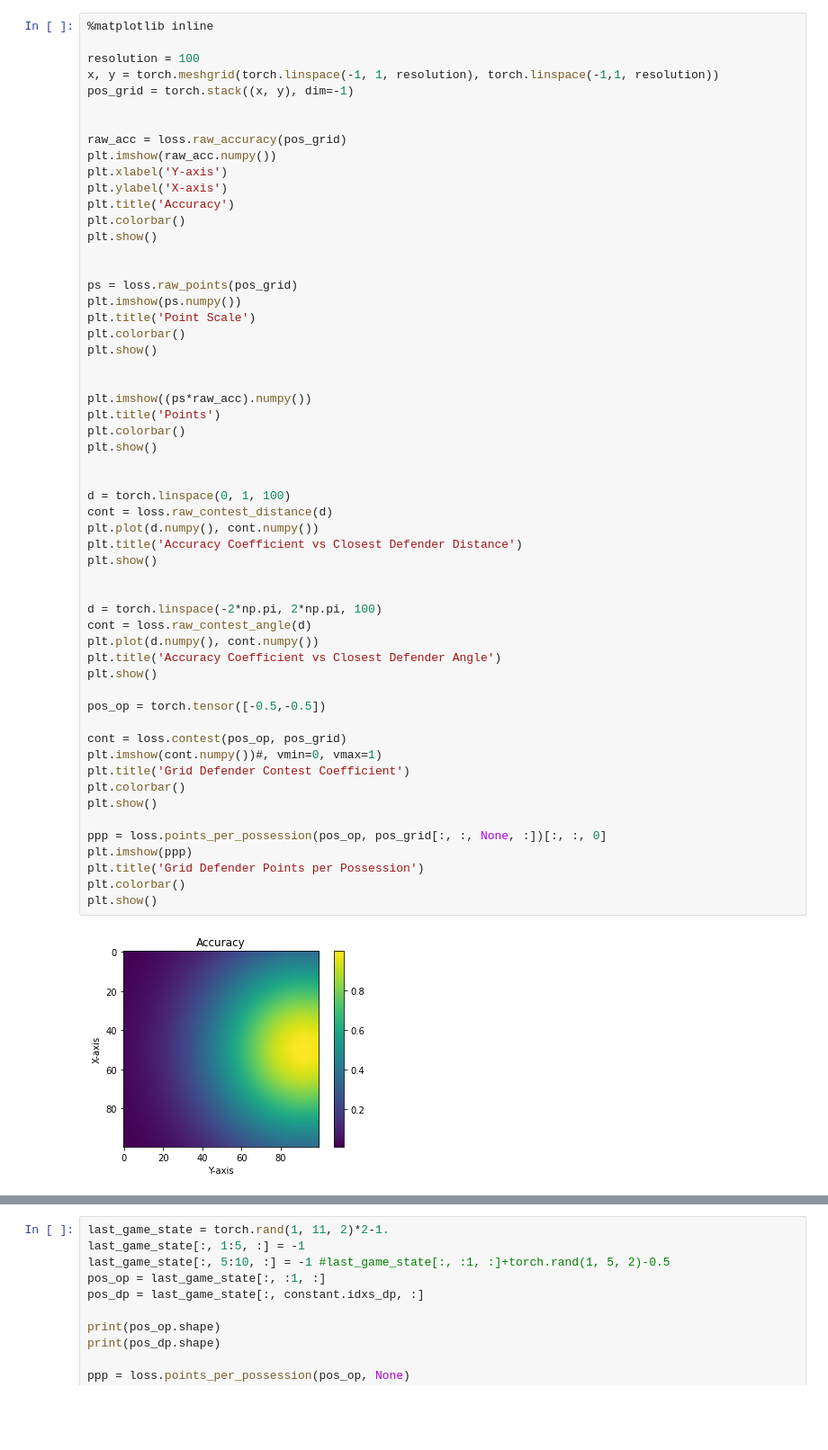
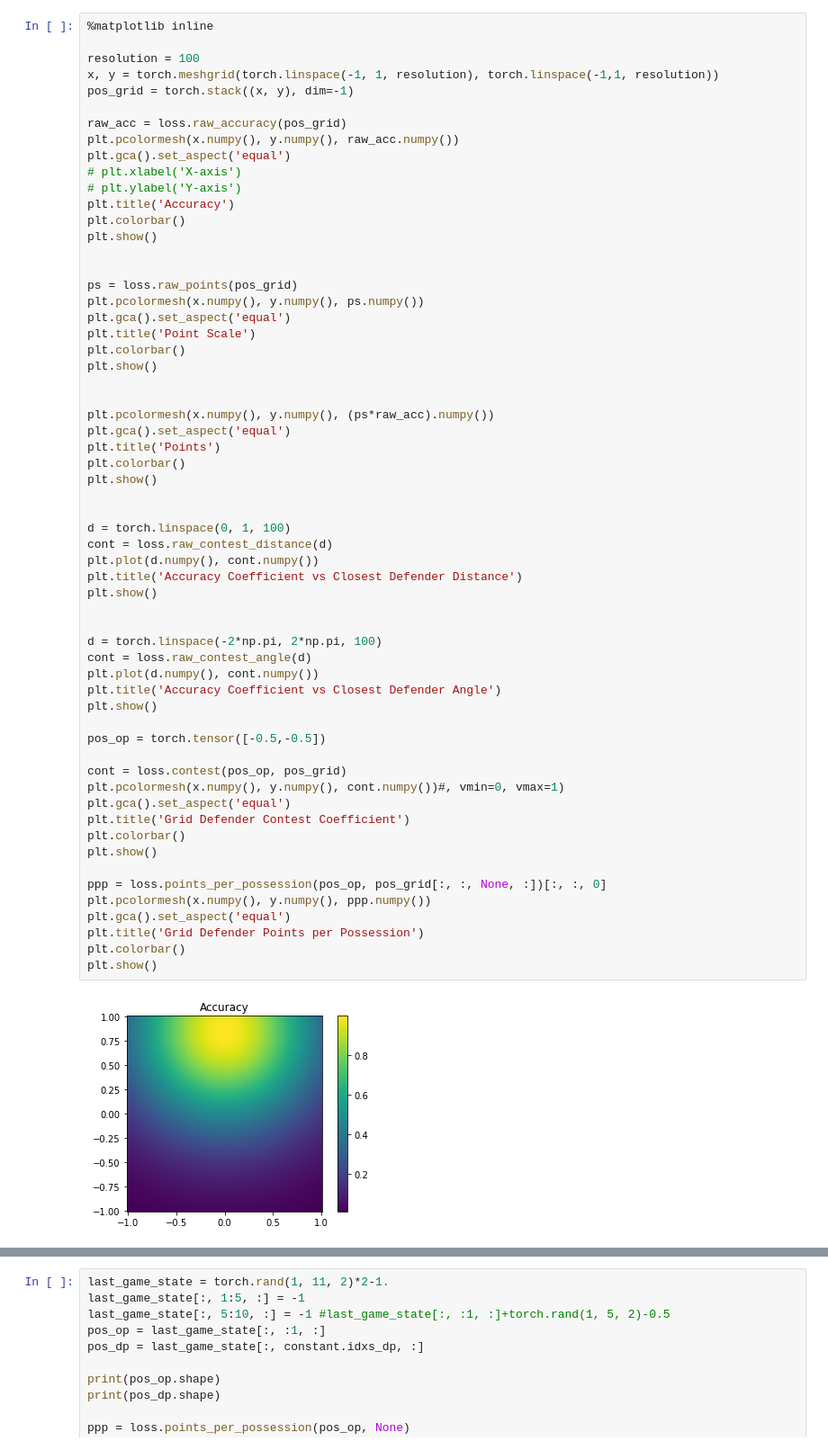
Before and after one commit to akarshkumar0101/basketball-rl, a Jupyter notebook: loss_function_visuals.ipynb, the cells around one changed output, grey strips where cells are left out. Shown at 90% size. Cells and saved outputs as stored; diff of their text form; blank space fills up the shorter version.

```diff
--- a/loss_function_visuals.ipynb
+++ b/loss_function_visuals.ipynb
@@ -32,54 +29,58 @@ resolution = 100
 x, y = torch.meshgrid(torch.linspace(-1, 1, resolution), torch.linspace(-1,1, resolution))
 pos_grid = torch.stack((x, y), dim=-1)
 
-
 raw_acc = loss.raw_accuracy(pos_grid)
-plt.imshow(raw_acc.numpy())
-plt.xlabel('Y-axis')
-plt.ylabel('X-axis')
+plt.pcolormesh(x.numpy(), y.numpy(), raw_acc.numpy())
+plt.gca().set_aspect('equal')
+# plt.xlabel('X-axis')
+# plt.ylabel('Y-axis')
 plt.title('Accuracy')
 plt.colorbar()
 plt.show()
 
 
 ps = loss.raw_points(pos_grid)
-plt.imshow(ps.numpy())
+plt.pcolormesh(x.numpy(), y.numpy(), ps.numpy())
+plt.gca().set_aspect('equal')
 plt.title('Point Scale')
 plt.colorbar()
 plt.show()
 
 
-plt.imshow((ps*raw_acc).numpy())
+plt.pcolormesh(x.numpy(), y.numpy(), (ps*raw_acc).numpy())
+plt.gca().set_aspect('equal')
 plt.title('Points')
 plt.colorbar()
 plt.show()
 
 
 d = torch.linspace(0, 1, 100)
 cont = loss.raw_contest_distance(d)
 plt.plot(d.numpy(), cont.numpy())
 plt.title('Accuracy Coefficient vs Closest Defender Distance')
 plt.show()
 
 
 d = torch.linspace(-2*np.pi, 2*np.pi, 100)
 cont = loss.raw_contest_angle(d)
 plt.plot(d.numpy(), cont.numpy())
 plt.title('Accuracy Coefficient vs Closest Defender Angle')
 plt.show()
 
 pos_op = torch.tensor([-0.5,-0.5])
 
 cont = loss.contest(pos_op, pos_grid)
-plt.imshow(cont.numpy())#, vmin=0, vmax=1)
+plt.pcolormesh(x.numpy(), y.numpy(), cont.numpy())#, vmin=0, vmax=1)
+plt.gca().set_aspect('equal')
 plt.title('Grid Defender Contest Coefficient')
 plt.colorbar()
 plt.show()
 
 ppp = loss.points_per_possession(pos_op, pos_grid[:, :, None, :])[:, :, 0]
-plt.imshow(ppp)
+plt.pcolormesh(x.numpy(), y.numpy(), ppp.numpy())
+plt.gca().set_aspect('equal')
 plt.title('Grid Defender Points per Possession')
 plt.colorbar()
 plt.show()
 # %% [output]
-[figure, old version]
+[figure, new version]
```
Also changed, not shown: parts of 2 cells of this notebook, 7 other files.
